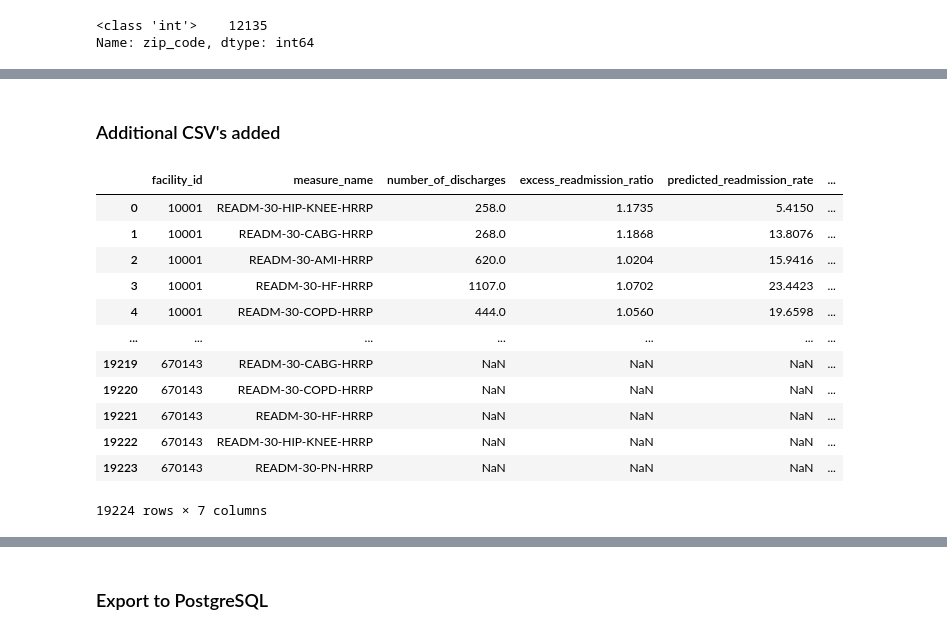
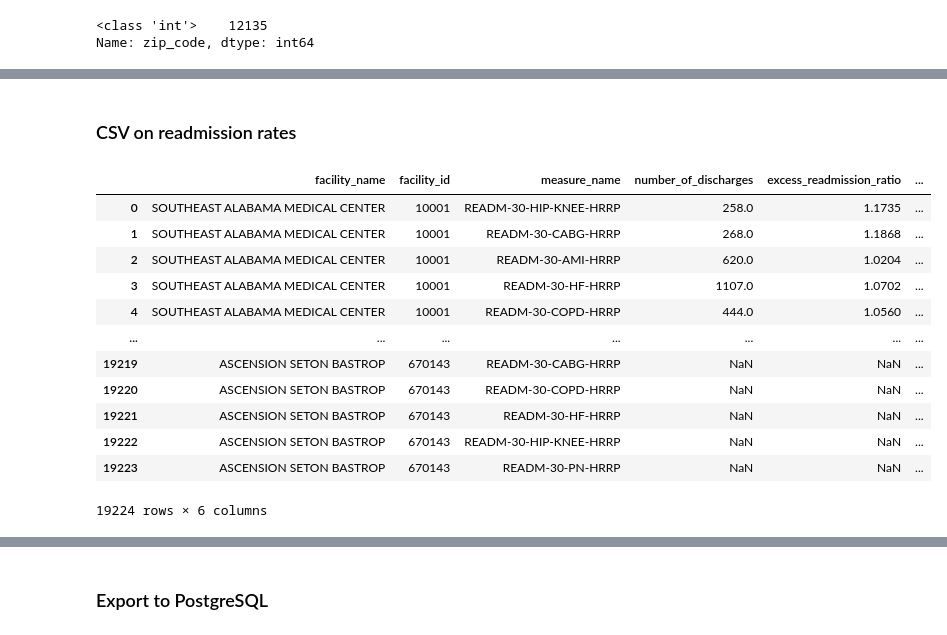
Before and after one commit to NoahGoldstein13/full_stack_data_analytics_project, a Jupyter notebook: Nadia/cleaning_data.ipynb, the cells around one changed output, grey strips where cells are left out. Cells and saved outputs as stored; diff of their text form; code cells hidden in the pictures.

```diff
--- a/Nadia/cleaning_data.ipynb
+++ b/Nadia/cleaning_data.ipynb
@@ -435,24 +339,24 @@ merged_df.boxplot("poverty_rate", by="payment_category", figsize=(20, 10), flier
-# %% [markdown]
-### Additional CSV's added
+# %% [markdown]
+### CSV on readmission rates
 # %%
 readmissions_df = pd.read_csv("data/Readmissions_Reduction_Program.csv", low_memory=False)
-updated_readmissions_df=readmissions_df.drop(['Footnote', 'Start Date', 'End Date', "State", "Facility Name"], axis=1).reset_index(drop=True)
+updated_readmissions_df=readmissions_df.drop(['Footnote', 'Start Date', 'End Date', "State", "Predicted Readmission Rate", "Expected Readmission Rate"], axis=1).reset_index(drop=True)
 updated_readmissions_df.columns = updated_readmissions_df.columns.str.replace(' ', '_').str.lower()
 updated_readmissions_df
 # %% [output]
-|  | facility_id | measure_name | number_of_discharges | excess_readmission_ratio | predicted_readmission_rate | ... |
-| 0 | 10001 | READM-30-HIP-KNEE-HRRP | 258.0 | 1.1735 | 5.4150 | ... |
-| 1 | 10001 | READM-30-CABG-HRRP | 268.0 | 1.1868 | 13.8076 | ... |
-| 2 | 10001 | READM-30-AMI-HRRP | 620.0 | 1.0204 | 15.9416 | ... |
-| 3 | 10001 | READM-30-HF-HRRP | 1107.0 | 1.0702 | 23.4423 | ... |
-| 4 | 10001 | READM-30-COPD-HRRP | 444.0 | 1.0560 | 19.6598 | ... |
+|  | facility_name | facility_id | measure_name | number_of_discharges | excess_readmission_ratio | ... |
+| 0 | SOUTHEAST ALABAMA MEDICAL CENTER | 10001 | READM-30-HIP-KNEE-HRRP | 258.0 | 1.1735 | ... |
+| 1 | SOUTHEAST ALABAMA MEDICAL CENTER | 10001 | READM-30-CABG-HRRP | 268.0 | 1.1868 | ... |
+| 2 | SOUTHEAST ALABAMA MEDICAL CENTER | 10001 | READM-30-AMI-HRRP | 620.0 | 1.0204 | ... |
+| 3 | SOUTHEAST ALABAMA MEDICAL CENTER | 10001 | READM-30-HF-HRRP | 1107.0 | 1.0702 | ... |
+| 4 | SOUTHEAST ALABAMA MEDICAL CENTER | 10001 | READM-30-COPD-HRRP | 444.0 | 1.0560 | ... |
 | ... | ... | ... | ... | ... | ... | ... |
-| 19219 | 670143 | READM-30-CABG-HRRP | NaN | NaN | NaN | ... |
-| 19220 | 670143 | READM-30-COPD-HRRP | NaN | NaN | NaN | ... |
-| 19221 | 670143 | READM-30-HF-HRRP | NaN | NaN | NaN | ... |
-| 19222 | 670143 | READM-30-HIP-KNEE-HRRP | NaN | NaN | NaN | ... |
-| 19223 | 670143 | READM-30-PN-HRRP | NaN | NaN | NaN | ... |
+| 19219 | ASCENSION SETON BASTROP | 670143 | READM-30-CABG-HRRP | NaN | NaN | ... |
+| 19220 | ASCENSION SETON BASTROP | 670143 | READM-30-COPD-HRRP | NaN | NaN | ... |
+| 19221 | ASCENSION SETON BASTROP | 670143 | READM-30-HF-HRRP | NaN | NaN | ... |
+| 19222 | ASCENSION SETON BASTROP | 670143 | READM-30-HIP-KNEE-HRRP | NaN | NaN | ... |
+| 19223 | ASCENSION SETON BASTROP | 670143 | READM-30-PN-HRRP | NaN | NaN | ... |
-19224 rows × 7 columns
+19224 rows × 6 columns
 # %%
 no_nans_readmissions=updated_readmissions_df.dropna()
 no_nans_readmissions
```
Also changed, not shown: parts of 18 cells of this notebook, 1 other file.
